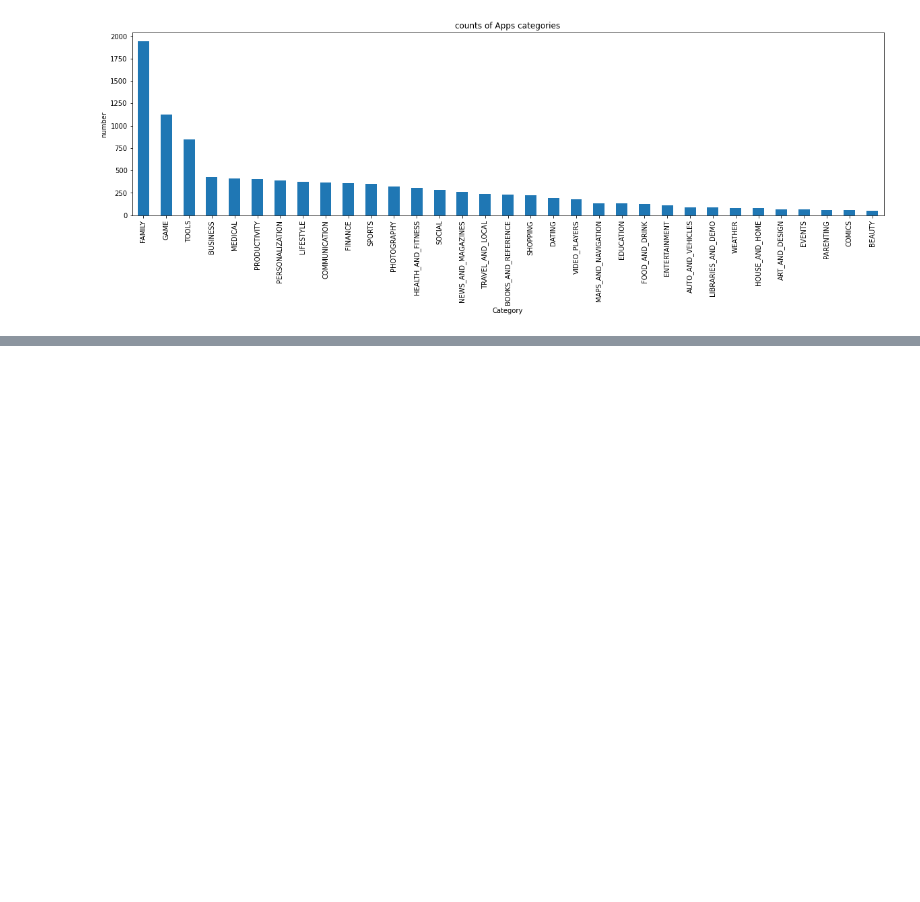
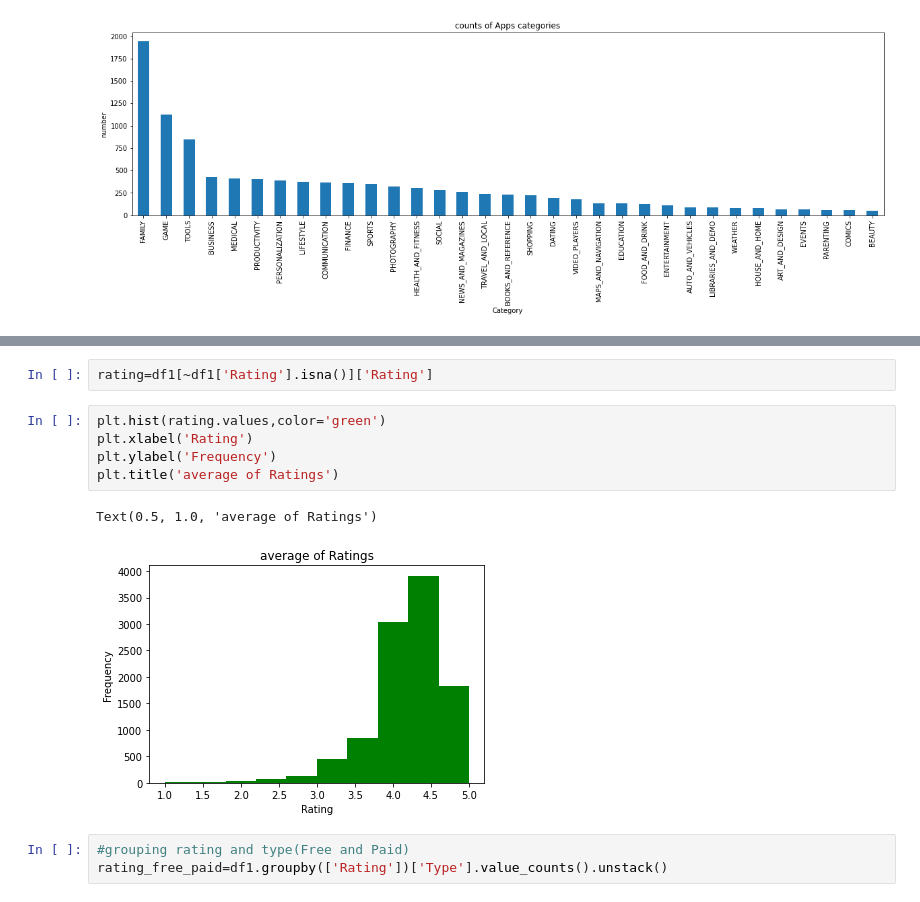
Before and after one commit to preetikhullbe/play-store-app-review, a Jupyter notebook: preeti_Play_Store_App_Review_Analysis_Capstone_Project.ipynb, the cells around one changed output, grey strips where cells are left out. Drawn from its saved outputs; the diff is of its cells as text; blank space fills up the shorter version.

```diff
--- a/preeti_Play_Store_App_Review_Analysis_Capstone_Project.ipynb
+++ b/preeti_Play_Store_App_Review_Analysis_Capstone_Project.ipynb
@@ -156,3 +156,16 @@ b.set_xlabel('Rating')
 # %% [output]
 Text(0.5, 0, 'Rating')
 [figure]
+# %%
+rating=df1[~df1['Rating'].isna()]['Rating']
+# %%
+plt.hist(rating.values,color='green')
+plt.xlabel('Rating')
+plt.ylabel('Frequency')
+plt.title('average of Ratings')
+# %% [output]
+Text(0.5, 1.0, 'average of Ratings')
+[figure, added]
+# %%
+#grouping rating and type(Free and Paid)
+rating_free_paid=df1.groupby(['Rating'])['Type'].value_counts().unstack()
```
Also changed, not shown: parts of 2 cells of this notebook.
